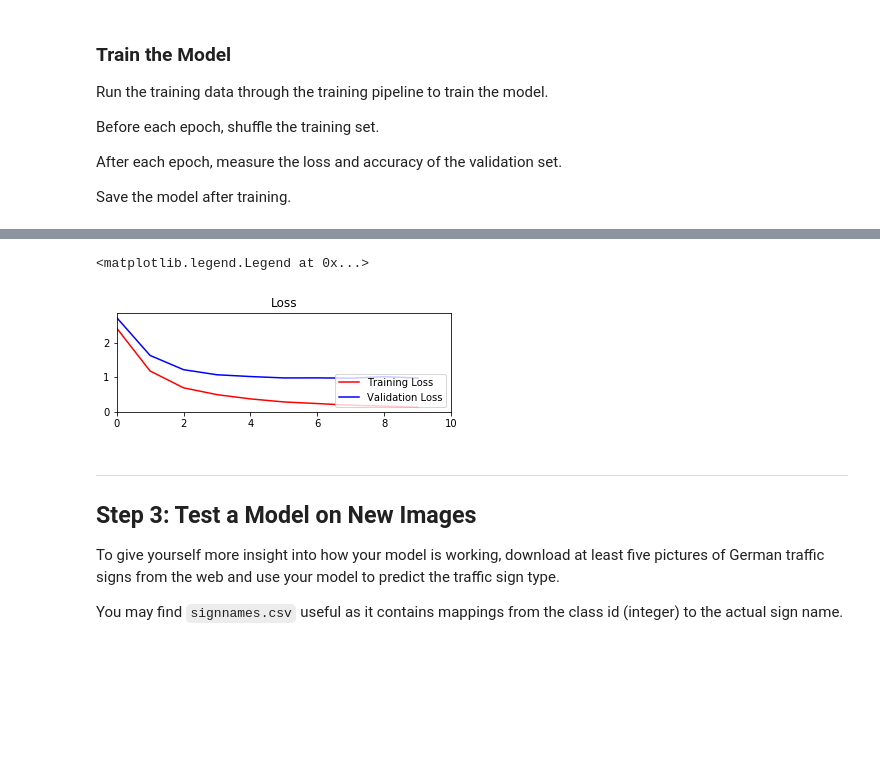
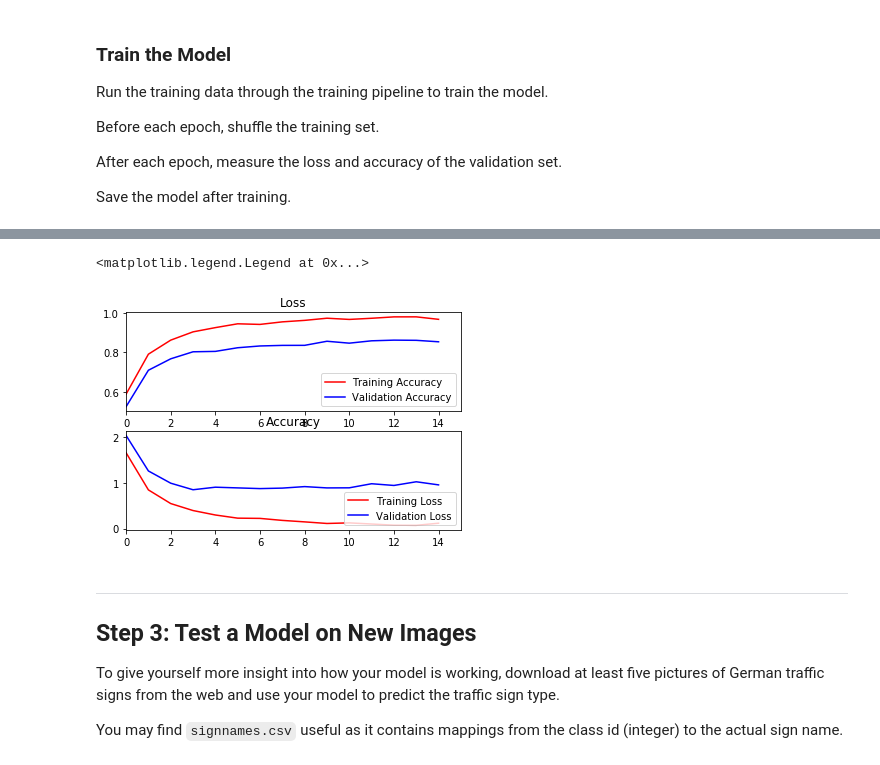
Before and after one commit to afourteia/CarND_Traffic_Sign_Classifier, a Jupyter notebook: Traffic_Sign_Classifier.ipynb, the cells around one changed output, grey strips where cells are left out. Drawn from its saved outputs; the diff is of its cells as text; code cells hidden in the pictures; blank space fills up the shorter version.

Commit message:
85% Validation accuracy

```diff
--- a/Traffic_Sign_Classifier.ipynb
+++ b/Traffic_Sign_Classifier.ipynb
@@ -318,8 +318,8 @@ view_images(X_train_gray)
 ### Feel free to use as many code cells as needed.
 
 import tensorflow as tf
-EPOCHS = 30
-BATCH_SIZE = 250
+EPOCHS = 15
+BATCH_SIZE = 100
 # %% [markdown]
 # LeNet Model
 # %%
@@ -454,6 +454,8 @@ X_valid = X_valid_gray
 # %%
 train_loss_history = []
 valid_loss_history = []
+train_accuracy_history = []
+valid_accuracy_history = []
 
 with tf.Session() as sess:
     sess.run(tf.global_variables_initializer())
@@ -470,21 +472,32 @@ with tf.Session() as sess:
 
         validation_loss, validation_accuracy = evaluate(X_valid, y_valid)
         valid_loss_history.append(validation_loss)
+        valid_accuracy_history.append(validation_accuracy)
         train_loss, train_accuracy = evaluate(X_train, y_train)
         train_loss_history.append(train_loss)
-        print("EPOCH {} ...".format(i+1))
-        print("Validation Accuracy = {:.3f}".format(validation_accuracy))
-        print()
+        train_accuracy_history.append(train_accuracy)
+        print("EPOCH {}: Train Accuracy = {:.3f} -- Valid Accuracy = {:.3f} -- Train Loss = {:.3f} -- Valid Loss = {:.3f}"
+              .format(i+1,train_accuracy,validation_accuracy,train_loss,validation_loss))
 
-    saver.save(sess, './lenet')
-    print("Model saved")
 
-loss_plot = plt.subplot(2,1,1)
+
+#    saver.save(sess, './lenet')
+#    print("Model saved")
+
+loss_plot = plt.subplot(2, 1, 1)
 loss_plot.set_title('Loss')
-loss_plot.plot(train_loss_history, 'r', label='Training Loss')
-loss_plot.plot(valid_loss_history, 'b', label='Validation Loss')
+loss_plot.plot(train_accuracy_history, 'r', label='Training Accuracy')
+loss_plot.plot(valid_accuracy_history, 'b', label='Validation Accuracy')
 loss_plot.set_xlim([0, EPOCHS])
 loss_plot.legend(loc=4)
+
+
+Accuracy_plot = plt.subplot(2, 1, 2)
+Accuracy_plot.set_title('Accuracy')
+Accuracy_plot.plot(train_loss_history, 'r', label='Training Loss')
+Accuracy_plot.plot(valid_loss_history, 'b', label='Validation Loss')
+Accuracy_plot.set_xlim([0, EPOCHS])
+Accuracy_plot.legend(loc=4)
 # %% [output]
 Training...
 
@@ -506,5 +519,5 @@ Model saved
 <matplotlib.legend.Legend at 0x...>
-[figure, old version]
+[figure, new version]
 # %% [markdown]
 ---
 
```
Also changed, not shown: parts of 5 cells of this notebook, 1 other file.
